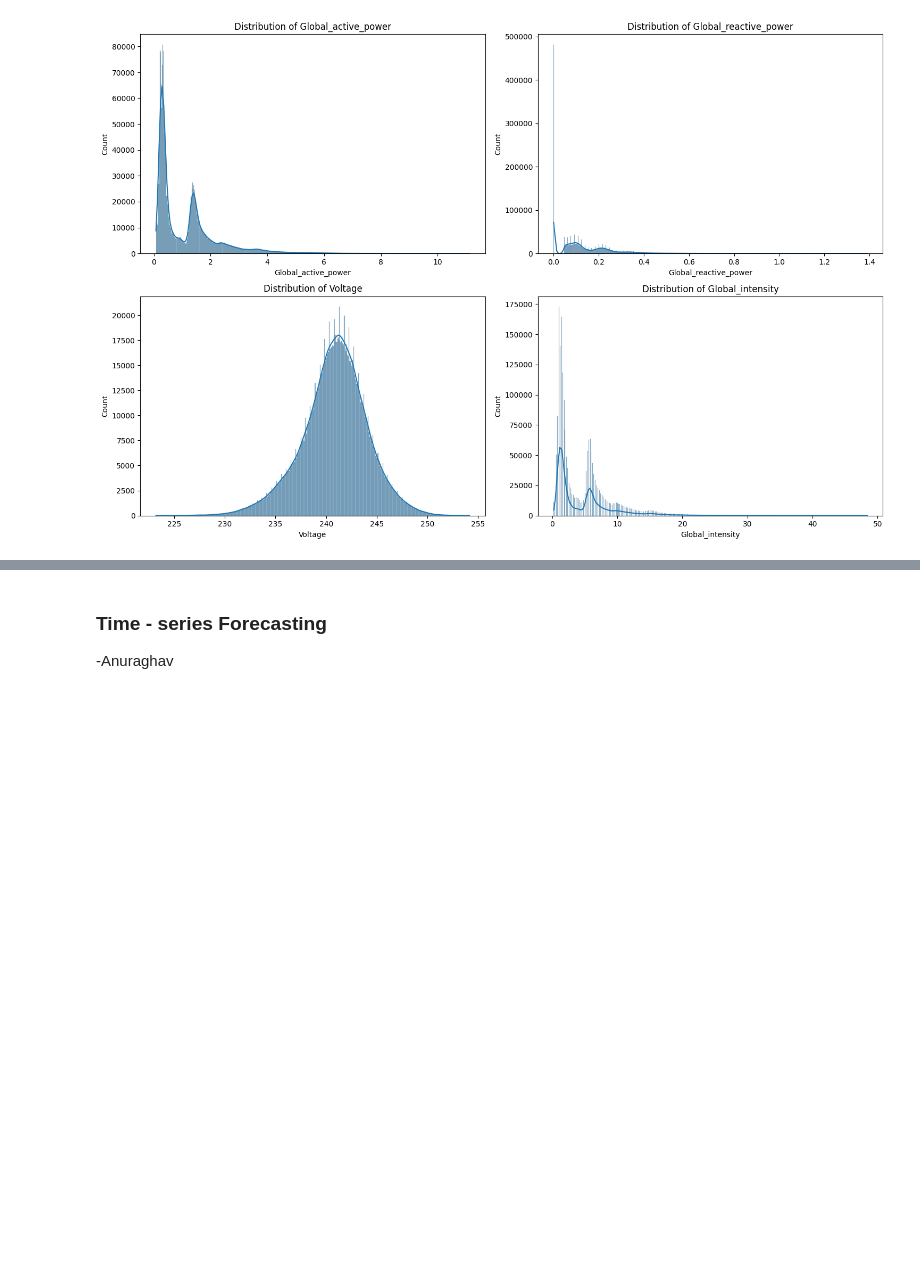
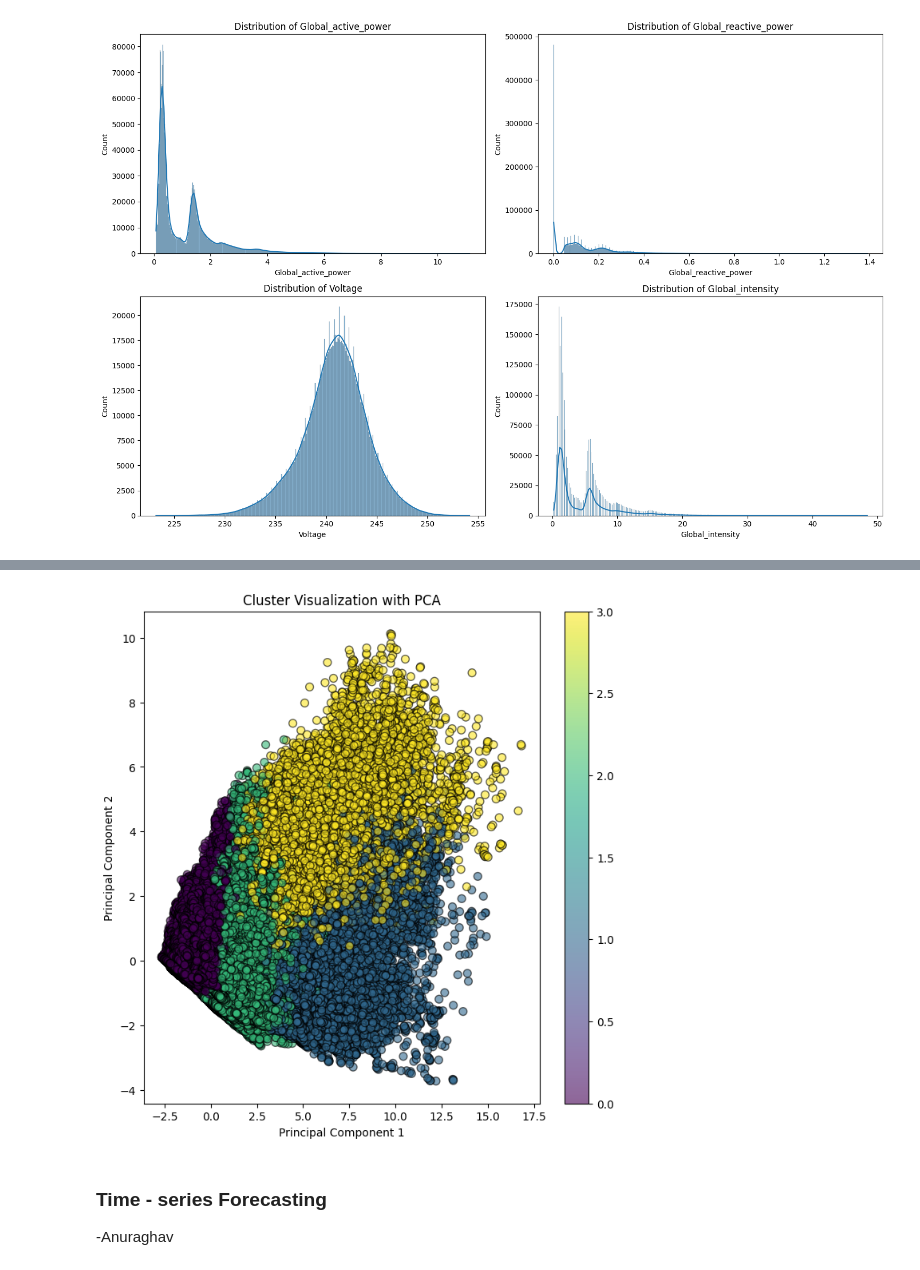
Before and after one commit to XzeraSpartan/CMPE-255-Data-Mining-Project-Group-5, a Jupyter notebook: CMPE_255_Data_Mining_Project.ipynb, the cells around one changed output, grey strips where cells are left out. Saved outputs shown, nothing was run; the diff lists cells and outputs as text; code cells hidden in the pictures; blank space fills up the shorter version.

```diff
--- a/CMPE_255_Data_Mining_Project.ipynb
+++ b/CMPE_255_Data_Mining_Project.ipynb
@@ -76,0 +105,7 @@ plt.close()
+# %%
+# Choose the number of clusters based on the plot
+num_clusters = 4 #(number you decide based on the elbow plot)
+
+# Apply K-means with the optimal number of clusters
+kmeans = KMeans(n_clusters=num_clusters, init='k-means++', max_iter=300, n_init=10, random_state=0)
+y_kmeans = kmeans.fit_predict(X_scaled)
@@ -76,0 +134,19 @@ plt.close()
+# %%
+from sklearn.decomposition import PCA
+import matplotlib.pyplot as plt
+
+# Assume X_scaled is your feature matrix after scaling
+# and y_kmeans are the cluster labels from the K-means algorithm
+
+pca = PCA(n_components=2)
+X_pca = pca.fit_transform(X_scaled)
+
+plt.figure(figsize=(8, 8))
+plt.scatter(X_pca[:, 0], X_pca[:, 1], c=y_kmeans, cmap='viridis', marker='o', edgecolor='k', s=50, alpha=0.6)
+plt.title('Cluster Visualization with PCA')
+plt.xlabel('Principal Component 1')
+plt.ylabel('Principal Component 2')
+plt.colorbar()
+plt.show()
+# %% [output]
+[figure, added]
```
Also changed, not shown: parts of 10 cells of this notebook.
